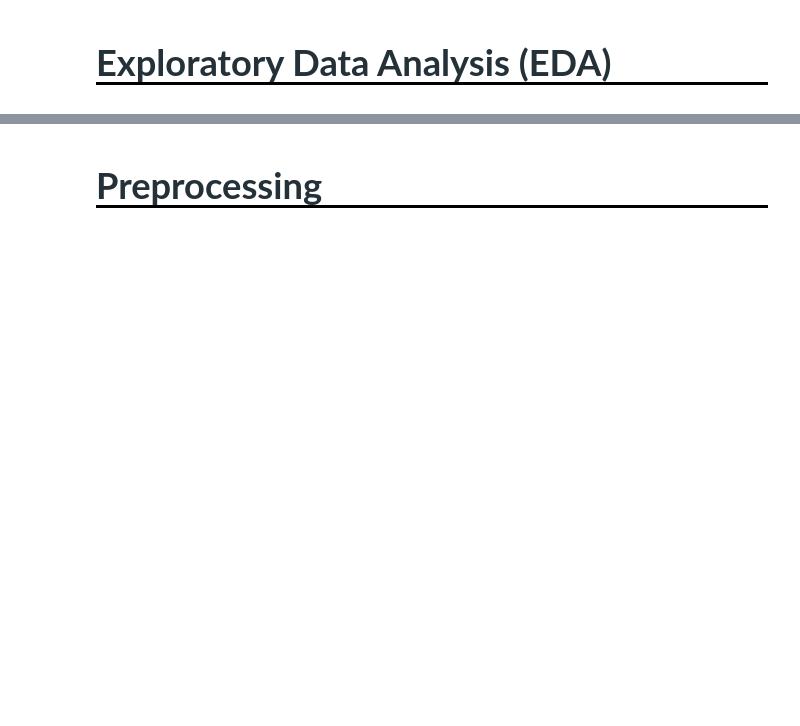
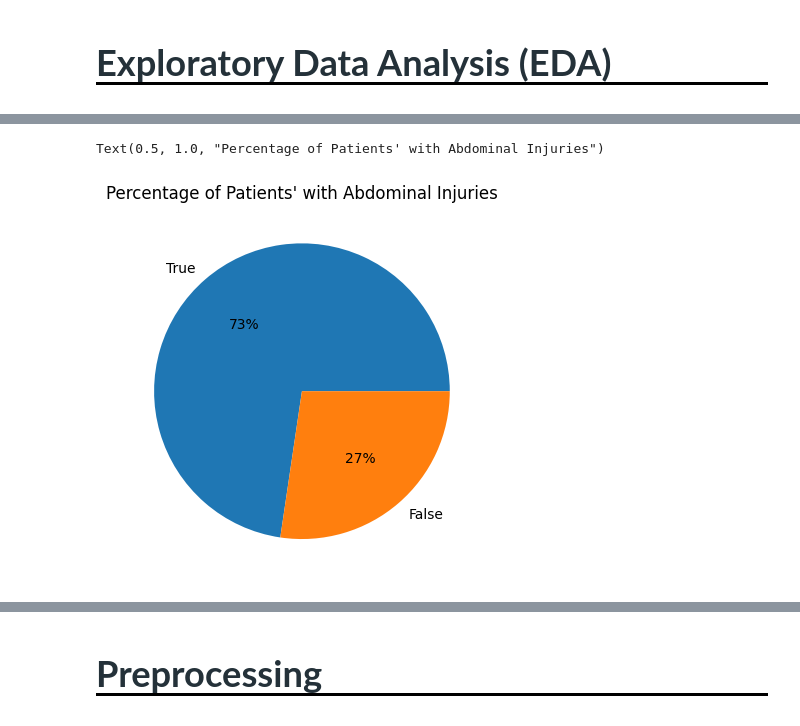
Before and after one commit to JD-DS/Abdominal-Trauma-Detection-in-Images, a Jupyter notebook: rsna_Project_Report.ipynb, the cells around one changed output, grey strips where cells are left out. Saved outputs shown, nothing was run; the diff lists cells and outputs as text; code cells hidden in the pictures; blank space fills up the shorter version.

```diff
--- a/rsna_Project_Report.ipynb
+++ b/rsna_Project_Report.ipynb
@@ -138,0 +381,4 @@ Downloading rsna-2023-abdominal-trauma-detection.zip to /home/jack/github/rsna
+# %%
+train_df = pd.read_csv('/home/jack/github/rsna/data/train.csv')
+train_meta_df = pd.read_csv('/home/jack/github/rsna/data/train_series_meta.csv')
+train_df = train_df.merge(train_meta_df)
@@ -138,0 +393,10 @@ Downloading rsna-2023-abdominal-trauma-detection.zip to /home/jack/github/rsna
+# %%
+plt.pie(
+    train_df.any_injury.value_counts(),
+    labels=train_df.any_injury.unique().astype(bool),
+    autopct="%.0f%%",
+)
+plt.title("Percentage of Patients' with Abdominal Injuries")
+# %% [output]
+Text(0.5, 1.0, "Percentage of Patients' with Abdominal Injuries")
+[figure, added]
```
Also changed, not shown: parts of 54 cells of this notebook.
